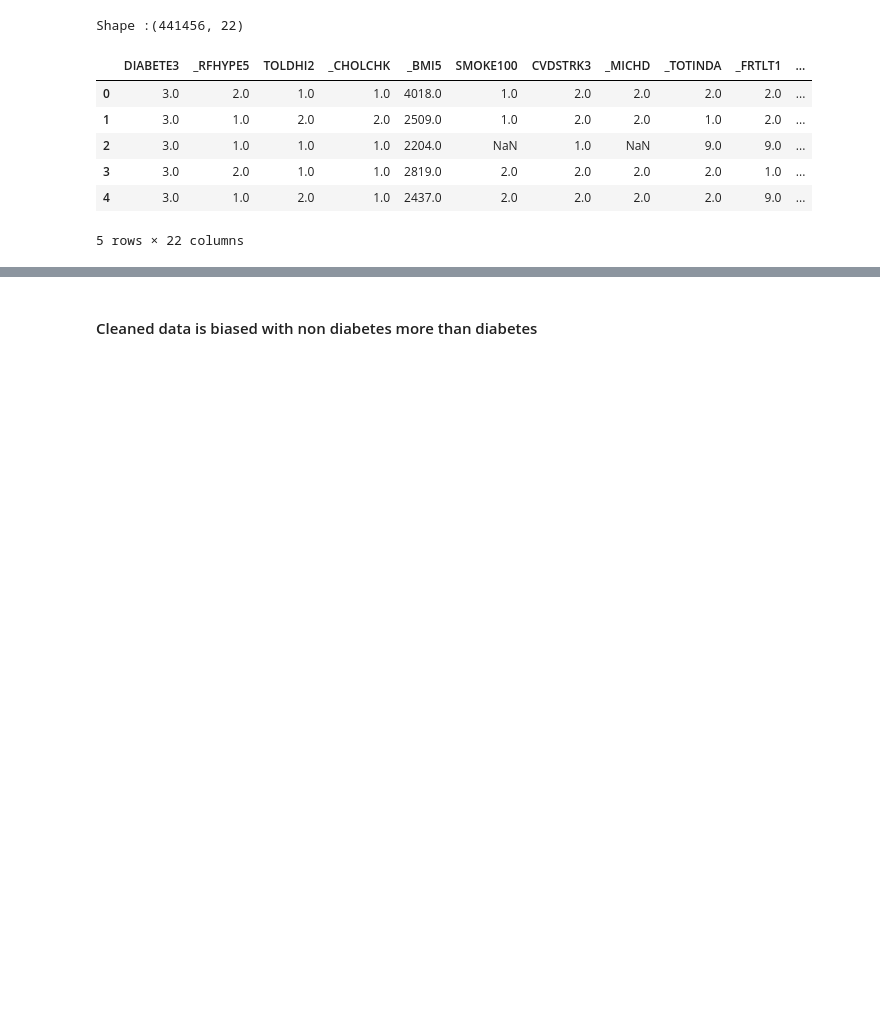
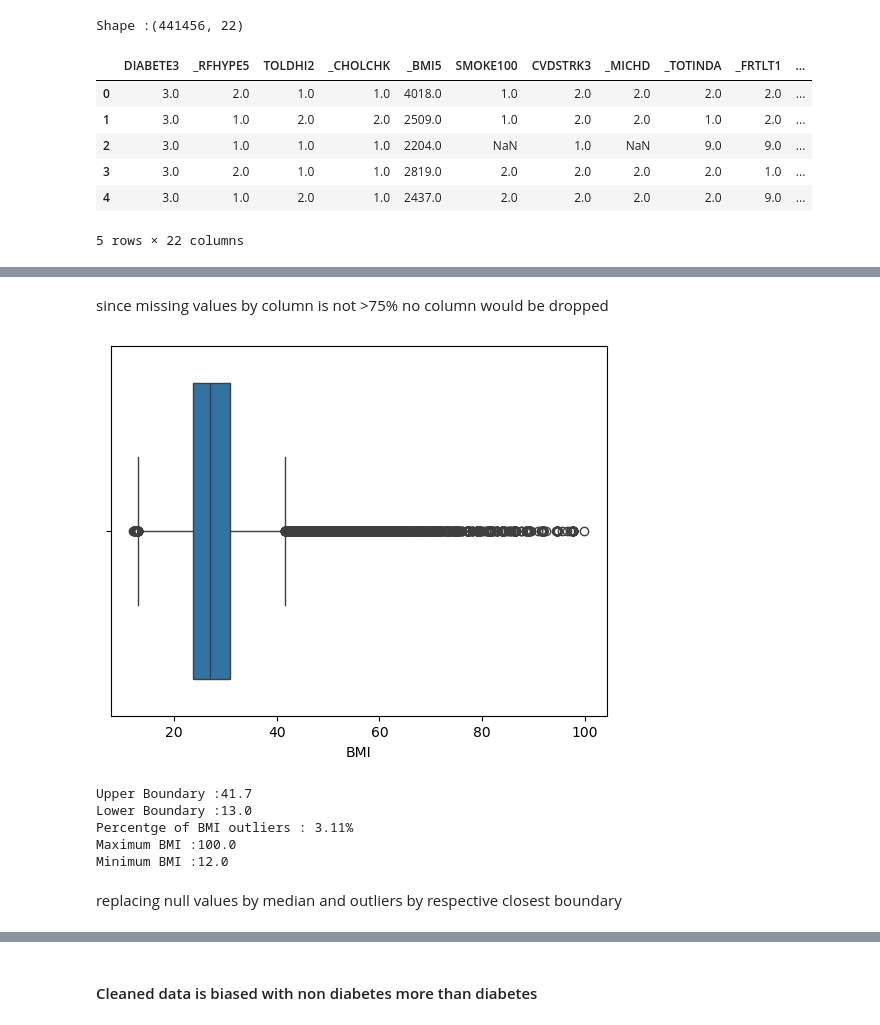
Before and after one commit to heisAnselem/diabetes-risk-predictor, a Jupyter notebook: notebooks/data_cleaning.ipynb, the cells around one changed output, grey strips where cells are left out. Drawn from its saved outputs; the diff is of its cells as text; code cells hidden in the pictures; blank space fills up the shorter version.

Commit message:
imputed null values with appropriate method

```diff
--- a/notebooks/data_cleaning.ipynb
+++ b/notebooks/data_cleaning.ipynb
@@ -53,25 +105,25 @@ Shape :(441456, 22)
 # %%
 # defined codes in the dataset that represent missing values from the codebook
 missing_codes = {
-    "DIABETE3": [7,9],
-    "_RFHYPE5": [9],
-    "TOLDHI2": [7,9],
-    "_CHOLCHK": [9],
-    "SMOKE100": [7,9],
-    "CVDSTRK3": [7,9],
-    "_TOTINDA": [9],
-    "_FRTLT1": [9],
-    "_VEGLT1": [9],
-    "_RFDRHV5": [9],
-    "HLTHPLN1": [7,9],
-    "MEDCOST": [7,9],
-    "GENHLTH": [7,9],
-    "MENTHLTH": [77,99],
-    "PHYSHLTH": [77,99],
-    "DIFFWALK": [7,9],
-    "_AGEG5YR": [14],
-    "EDUCA": [9],
-    "INCOME2": [77,99]
+    "Diabetes": [7,9],
+    "HighBp": [9],
+    "HighCholesterol": [7,9],
+    "CheckedCholesterol": [9],
+    "Smoke100": [7,9],
+    "Stroke": [7,9],
+    "PhysicalActivity": [9],
+    "Fruits": [9],
+    "Vegetables": [9],
+    "HeavyDrinking": [9],
+    "HealthCareAccess": [7,9],
+    "MedicalCost": [7,9],
+    "GeneralHealth": [7,9],
+    "MentalHealth": [77,99],
+    "PhysicalHealth": [77,99],
+    "DifficultyWalking": [7,9],
+    "Age": [14],
+    "Education": [9],
+    "Income": [77,99]
 }
 # %%
 for col, codes in missing_codes.items():
@@ -99,0 +179,5 @@ dtype: int64
+# %% [markdown]
+since missing values by column is not >75% no column would be dropped
+# %%
+# converting BMI to float and scaling it down by 100 to get actual BMI values
+df["BMI"] = (df["BMI"].astype('float').div(100)).round(2)
@@ -99,0 +195,6 @@ dtype: int64
+# %%
+# outlier detection in BMI  column
+sns.boxplot(data=df,x="BMI")
+plt.show()
+# %% [output]
+[figure, added]
@@ -99,0 +208,23 @@ dtype: int64
+# %%
+ll,ul = outlier_limits("BMI")
+print(f"Upper Boundary :{round(ul,1)}")
+print(f"Lower Boundary :{round(ll,1)}")
+# percentage of BMI outliers
+bmi_outliers = []
+for i in df["BMI"]:
+    if i >ul:
+        bmi_outliers.append(i)
+    elif i < ll:
+        bmi_outliers.append(i)
+bmi_percent_outliers = (len(bmi_outliers)/numrows)*100
+print(f"Percentge of BMI outliers : {round(bmi_percent_outliers,2)}%")
+print(f"Maximum BMI :{round(df["BMI"].max(),1)}")
+print(f"Minimum BMI :{round(df["BMI"].min(),1)}")
+# %% [output]
+Upper Boundary :41.7
+Lower Boundary :13.0
+Percentge of BMI outliers : 3.11%
+Maximum BMI :100.0
+Minimum BMI :12.0
+# %% [markdown]
+replacing null values by median and outliers by respective  closest boundary
```
Also changed, not shown: parts of 21 cells of this notebook, 1 other file.
